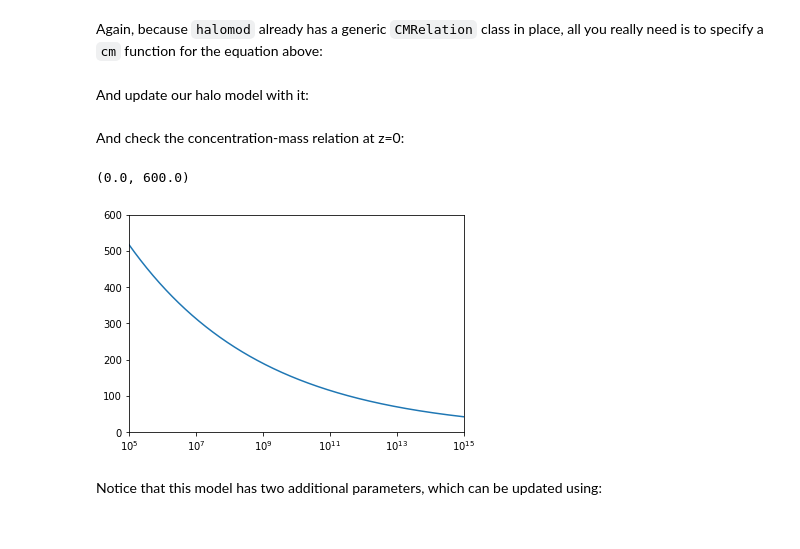
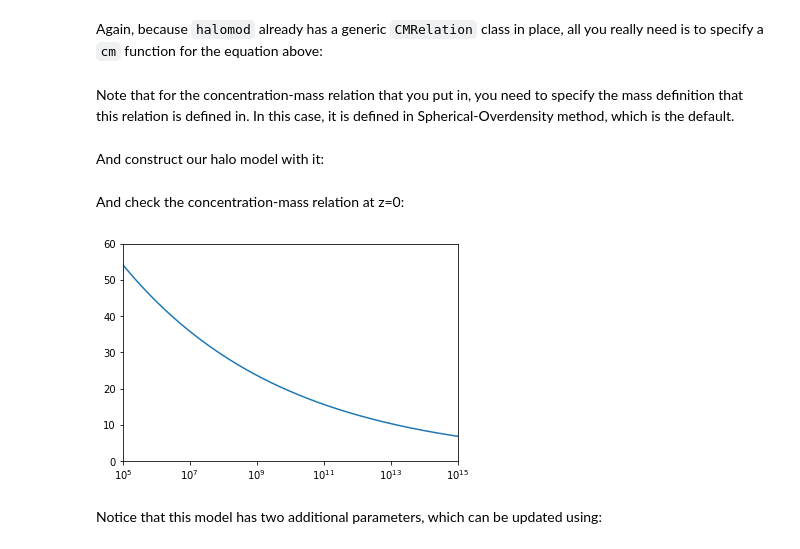
Before and after one commit to halomod/halomod, a Jupyter notebook: docs/examples/extension.ipynb, the cells around one changed output. Saved outputs shown, nothing was run; the diff lists cells and outputs as text; code cells hidden in the pictures.

```diff
--- a/docs/examples/extension.ipynb
+++ b/docs/examples/extension.ipynb
@@ -86,8 +167,11 @@ class Maccio07(CMRelation):
         HI concentration-mass relation based on Maccio et al.(2007). Default value taken from 1611.06235
         """
     _defaults = {'c_0': 28.65, "gamma": 1.45}
+    native_mdefs = (SOMean(),)
 
     def cm(self,m,z):
         return self.params['c_0']*(m*10**(-11))**(-0.109)*4/(1+z)**self.params['gamma']
+# %% [markdown]
+Note that for the concentration-mass relation that you put in, you need to specify the mass definition that this relation is defined in. In this case, it is defined in Spherical-Overdensity method, which is the default.
 # %% [markdown]
-And update our halo model with it:
+And construct our halo model with it:
@@ -96,13 +178,15 @@ hm.update(tracer_concentration_model=Maccio07)
+# %%
+hm = TracerHaloModel(tracer_concentration_model=Maccio07,
+                    tracer_concentration_params=dict({'c_0': 28.65, "gamma": 1.45}))
 # %% [markdown]
 And check the concentration-mass relation at z=0:
 # %%
-plt.plot(hm.m,hm.tracer_concentration.cm(hm.m,0))
+plt.plot(hm.m,hm.halo_concentration.cm(hm.m,0))
 plt.xscale('log')
 plt.xlim(1e5,1e15)
-plt.ylim((0,600))
+plt.ylim((0,60));
 # %% [output]
-(0.0, 600.0)
-[figure, old version]
+[figure, new version]
 # %% [markdown]
 Notice that this model has two additional parameters, which can be updated using:
 # %%
```
Also changed, not shown: parts of 36 cells of this notebook.
